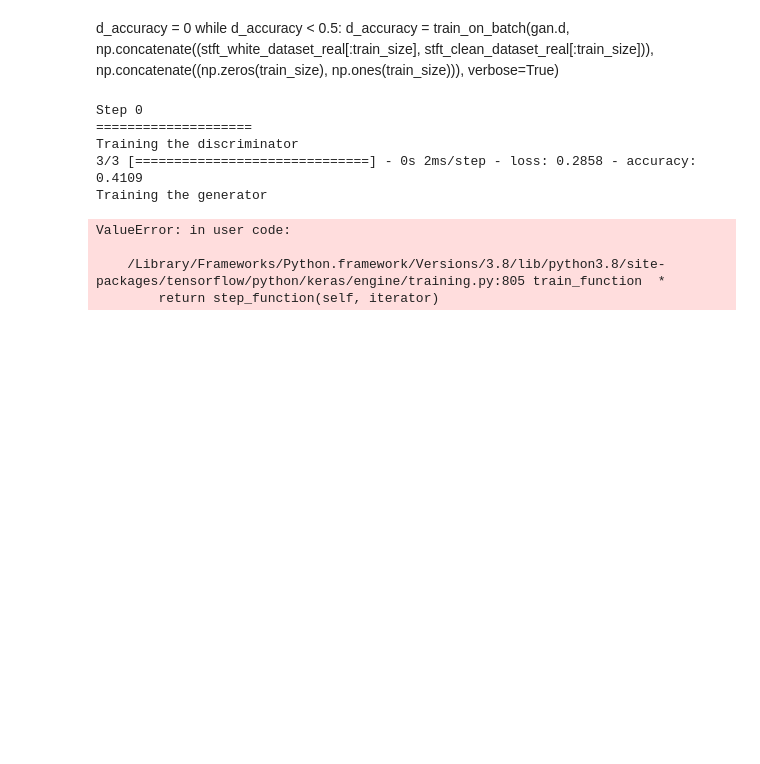
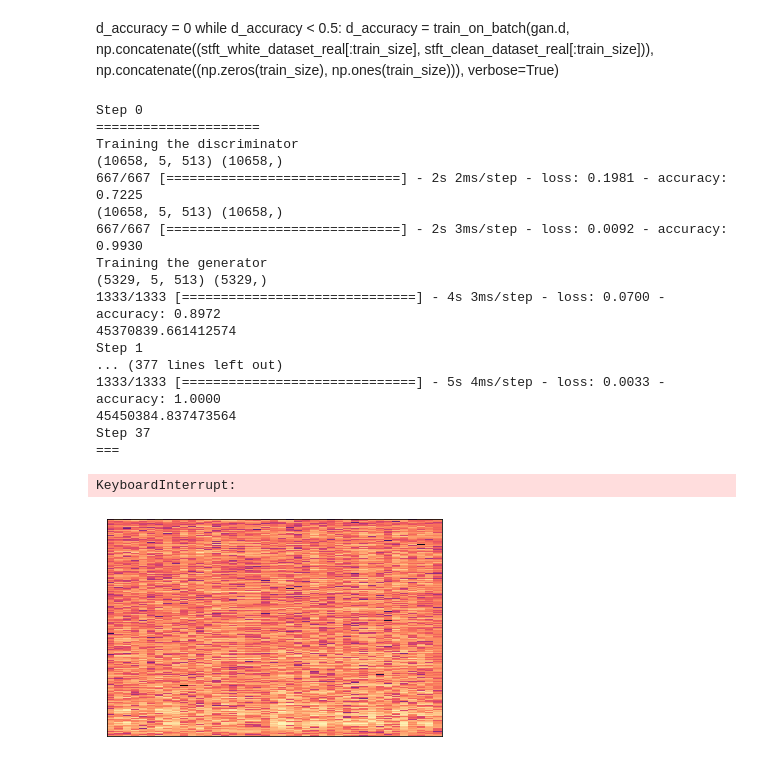
Before and after one commit to ptribel/master_thesis, a Jupyter notebook: src/GAN3.ipynb, the cells around one changed output. Cells and saved outputs as stored; diff of their text form; code cells hidden in the pictures; blank space fills up the shorter version.

```diff
--- a/src/GAN3.ipynb
+++ b/src/GAN3.ipynb
@@ -31,7 +31,7 @@ white = np.array(white, dtype="int32")
 clean_dataset = []
 white_dataset = []
 
-samples_length = nperseg//2
+samples_length = nperseg*2
 
 for i in range(0, clean.shape[0]-samples_length, samples_length):
     clean_dataset.append(clean[i:i+samples_length])
@@ -202,7 +184,7 @@ class GAN:
         self.z = self.g.inputs
         self.image = self.g(self.z)
         self.valid = self.d(self.image)
-        self.combined_network = GANModel(self.z, self.valid, "gan", self.g, self.d)
+        self.combined_network = tf.keras.Model(self.z, self.valid)
         self.compile()
 
     def block_discriminator(self):
@@ -244,8 +227,8 @@ def train_on_batch(d, i, o, validation_split=0, batch_size=16, verbose=True):
     history = d.fit(i, o, batch_size=batch_size, validation_split=validation_split, verbose=verbose)
     return np.mean(history.history['accuracy'])
 # %%
-discriminator_train_size = 20#stft_white_dataset_real.shape[0]
-generator_train_size = 2000
+discriminator_train_size = (stft_white_dataset_real.shape[0])
+generator_train_size = stft_white_dataset_real.shape[0]
 # %% [markdown]
 ### Pretraining the discriminator
 # %% [markdown]
@@ -269,40 +252,50 @@ for e in range(50):
     print("Training the discriminator")
     s = 0
     err = evaluate_generator(gan.g, stft_white_dataset_real, stft_clean_dataset_real, 100)
-    while d_accuracy < 0.19:
+    while d_accuracy < 0.9:
         d_accuracy = train_on_batch(gan.d, i, o, verbose=True)
         disc_acc.append(d_accuracy)
         gan_acc.append(0)
         s+=1
         gen_loss.append(err)
     gan.block_discriminator()
     print("Training the generator")
     s = 0
     while g_accuracy < 0.95:
         g_accuracy = train_on_batch(gan.combined_network, stft_white_dataset_real[:generator_train_size], np.ones(generator_train_size), batch_size=4, verbose=True)
         gan_acc.append(g_accuracy)
         disc_acc.append(0)
         err = evaluate_generator(gan.g, stft_white_dataset_real, stft_clean_dataset_real, 100)
         print(err)
         gen_loss.append(err)
         view_output(stft_white_dataset_real, gan, p)
         s+=1
         p+=1
     #print(evaluate_generator(gan.g, white_dataset, clean_dataset))
 plt.plot(disc_acc)
 plt.plot(gan_acc)
 plt.show()
 plt.plot(gen_loss[1:])
 plt.show()
 # %% [output]
 Step 0
-====================
+=====================
 Training the discriminator
-3/3 [==============================] - 0s 2ms/step - loss: 0.2858 - accuracy: 0.4109
+(10658, 5, 513) (10658,)
+667/667 [==============================] - 2s 2ms/step - loss: 0.1981 - accuracy: 0.7225
+(10658, 5, 513) (10658,)
+667/667 [==============================] - 2s 3ms/step - loss: 0.0092 - accuracy: 0.9930
 Training the generator
+(5329, 5, 513) (5329,)
+1333/1333 [==============================] - 4s 3ms/step - loss: 0.0700 - accuracy: 0.8972
+45370839.661412574
+Step 1
+... (377 lines left out)
+1333/1333 [==============================] - 5s 4ms/step - loss: 0.0033 - accuracy: 1.0000
+45450384.837473564
+Step 37
+===
-ValueError: in user code:
-
-    /Library/Frameworks/Python.framework/Versions/3.8/lib/python3.8/site-packages/tensorflow/python/keras/engine/training.py:805 train_function  *
-        return step_function(self, iterator)
+KeyboardInterrupt:
+[figure, added]
 # %%
 #gan.combined_network.save('save2/gan_with_add')
```
Also changed, not shown: parts of 10 cells of this notebook, 47 other files.
